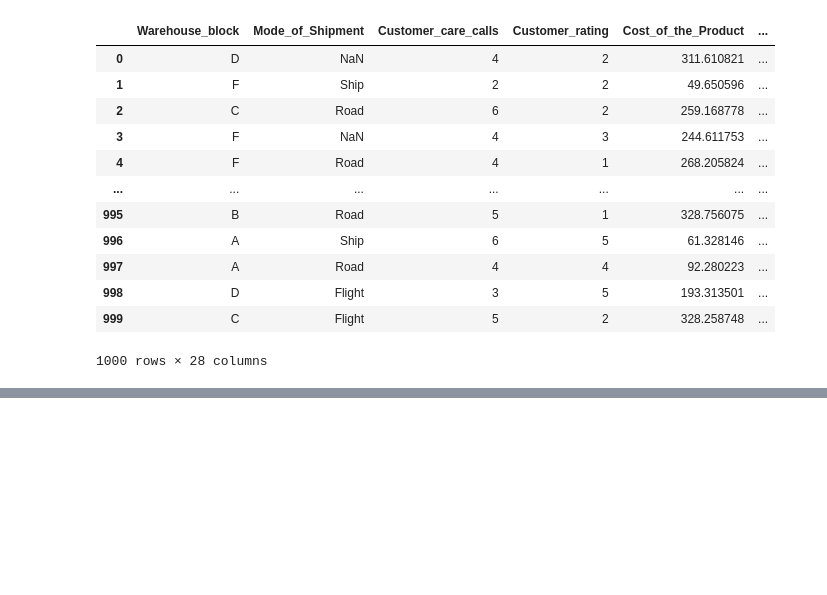
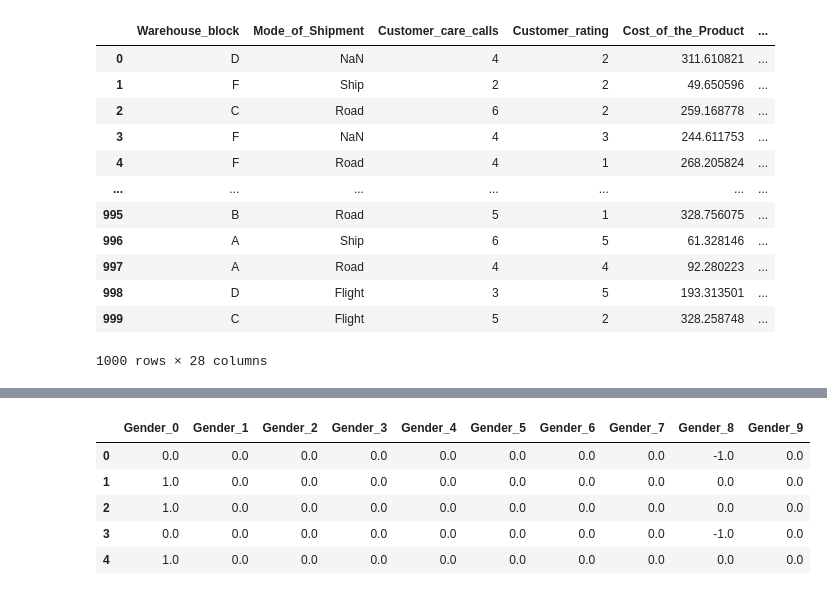
Before and after one commit to mailech/ShipmentSure-Predicting-On-Time-Delivery-Using-Supplier-Data, a Jupyter notebook: Assignment Pseudocode/Assignment(Feature Hashing and Feature Generation).ipynb, the cells around one changed output, grey strips where cells are left out. Drawn from its saved outputs; the diff is of its cells as text; code cells hidden in the pictures; blank space fills up the shorter version.

```diff
--- a/Assignment Pseudocode/Assignment(Feature Hashing and Feature Generation).ipynb
+++ b/Assignment Pseudocode/Assignment(Feature Hashing and Feature Generation).ipynb
@@ -71,0 +114,20 @@ data4
+# %%
+hasher = FeatureHasher(n_features=10, input_type="string")
+
+hashed = hasher.transform(
+    data2["Gender"].apply(lambda x: [x])
+)
+
+hashed_df = pd.DataFrame(
+    hashed.toarray(),
+    columns=[f"Gender_{i}" for i in range(10)]
+)
+
+hashed_df.head()
+# %% [output]
+|  | Gender_0 | Gender_1 | Gender_2 | Gender_3 | Gender_4 | Gender_5 | Gender_6 | Gender_7 | Gender_8 | Gender_9 |
+| 0 | 0.0 | 0.0 | 0.0 | 0.0 | 0.0 | 0.0 | 0.0 | 0.0 | -1.0 | 0.0 |
+| 1 | 1.0 | 0.0 | 0.0 | 0.0 | 0.0 | 0.0 | 0.0 | 0.0 | 0.0 | 0.0 |
+| 2 | 1.0 | 0.0 | 0.0 | 0.0 | 0.0 | 0.0 | 0.0 | 0.0 | 0.0 | 0.0 |
+| 3 | 0.0 | 0.0 | 0.0 | 0.0 | 0.0 | 0.0 | 0.0 | 0.0 | -1.0 | 0.0 |
+| 4 | 1.0 | 0.0 | 0.0 | 0.0 | 0.0 | 0.0 | 0.0 | 0.0 | 0.0 | 0.0 |
```
Also changed, not shown: parts of 3 cells of this notebook.
